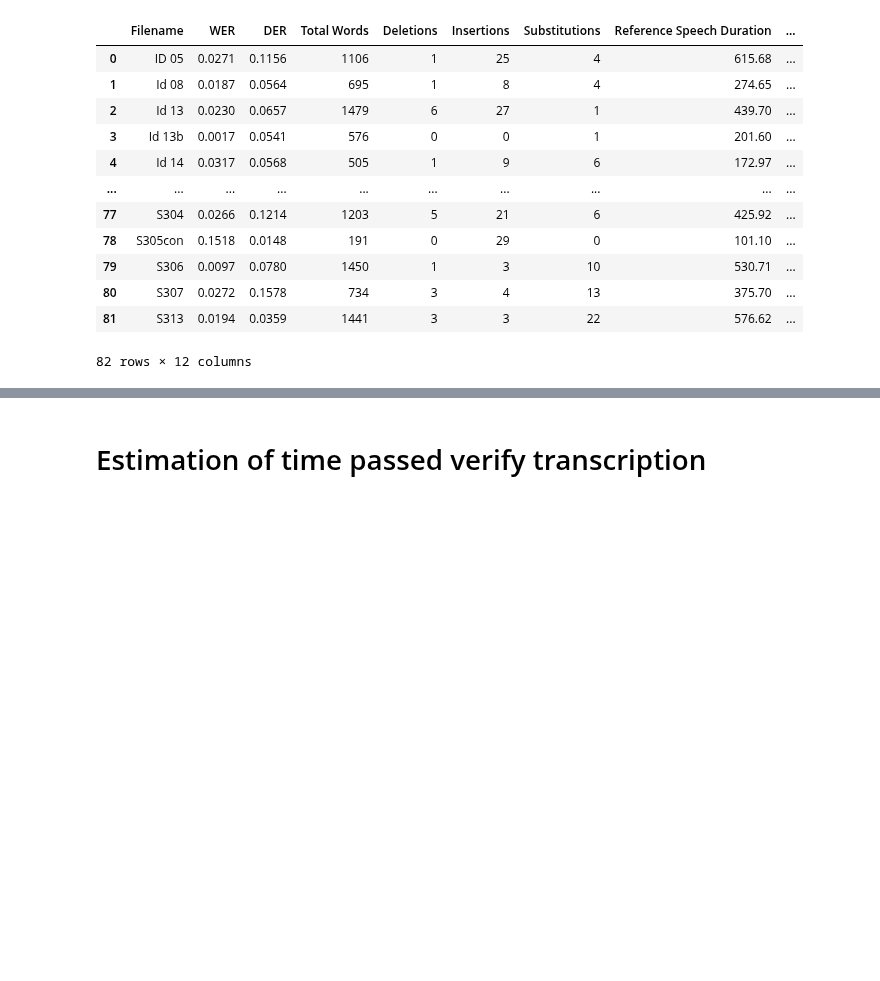
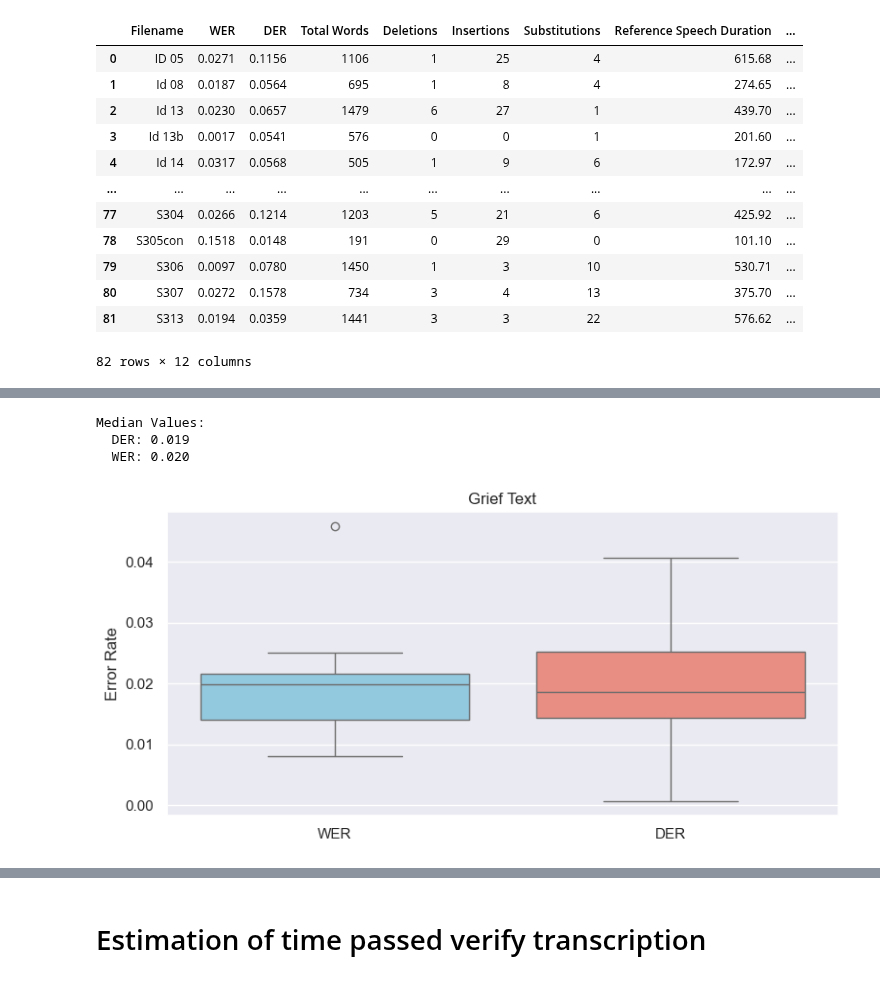
Before and after one commit to AfroDeivid/automatic-interviews-processing, a Jupyter notebook: src/evaluation.ipynb, the cells around one changed output, grey strips where cells are left out. Saved outputs shown, nothing was run; the diff lists cells and outputs as text; code cells hidden in the pictures; blank space fills up the shorter version.

```diff
--- a/src/evaluation.ipynb
+++ b/src/evaluation.ipynb
@@ -369,0 +343,10 @@ plot_boxplots(df)
+# %%
+df_g = pd.read_csv('../evaluation/grief_metrics_text.csv')
+df_m = pd.read_csv('../evaluation/med_metrics_text.csv')
+# %%
+df_g["Group"] = "Grief"
+df_m["Group"] = "Meditation"
+
+# Concatenate the two DataFrames
+df_text = pd.concat([df_m, df_g], ignore_index=True)
+df_text
@@ -369,0 +367,7 @@ plot_boxplots(df)
+# %%
+plot_boxplots(df_g,title="Grief Text", file_name="../outputs/grief_text_boxplot.png")
+# %% [output]
+Median Values:
+  DER: 0.019
+  WER: 0.020
+[figure, added]
```
Also changed, not shown: parts of 22 cells of this notebook, 3 other files.
